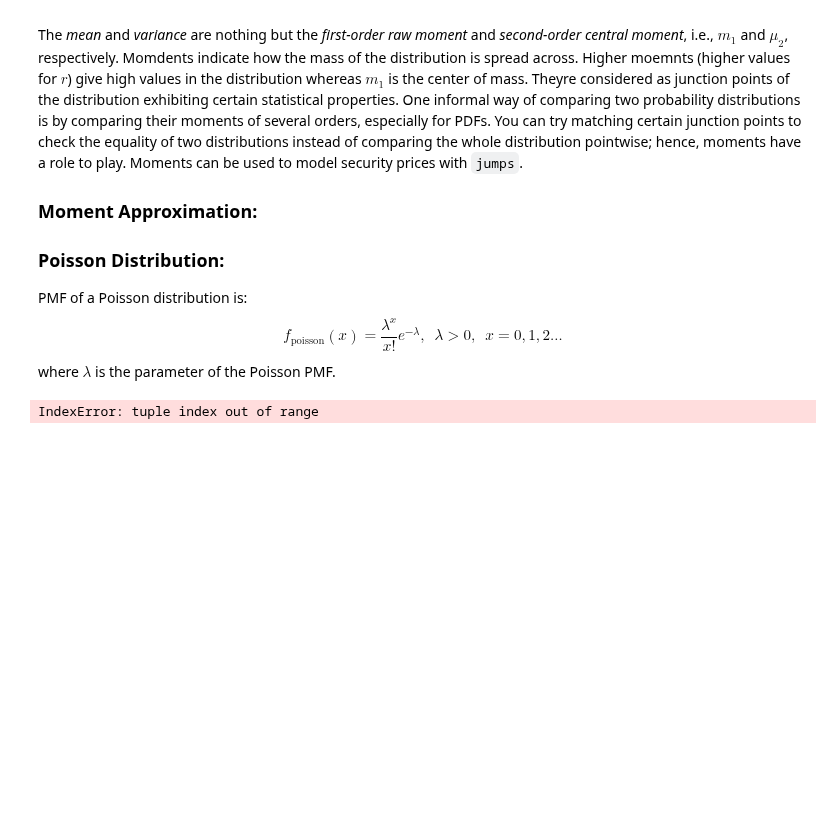
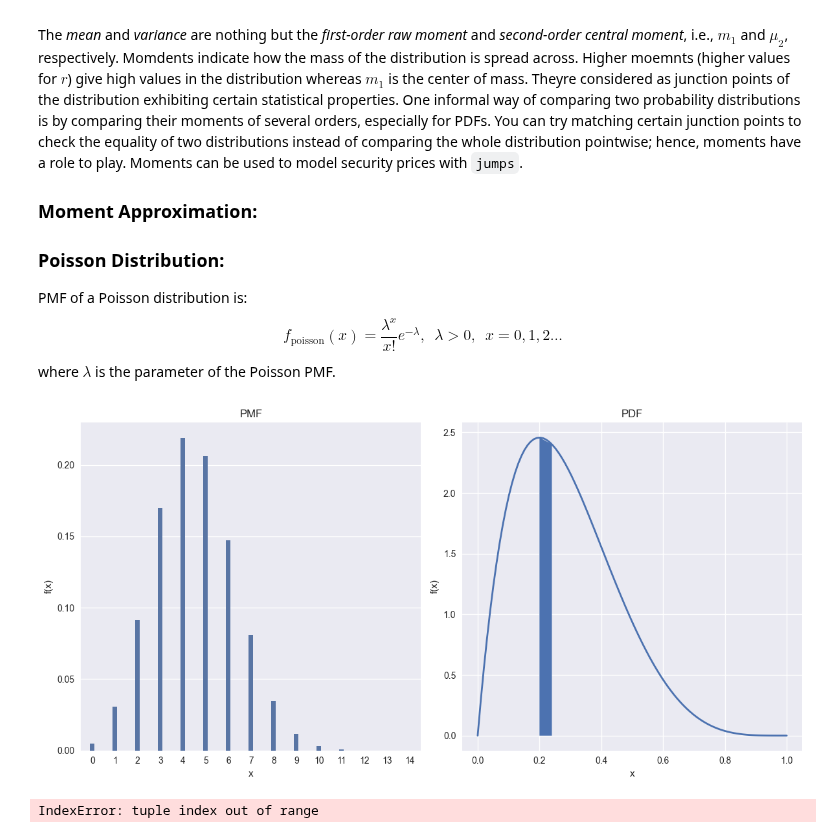
Before and after one commit to eo1989/stochastic_finance, a Jupyter notebook: ch3_probability/visualizations.ipynb, the cells around one changed output. Cells and saved outputs as stored; diff of their text form; code cells hidden in the pictures; blank space fills up the shorter version.

```diff
--- a/ch3_probability/visualizations.ipynb
+++ b/ch3_probability/visualizations.ipynb
@@ -36 +49,22 @@ where $\lambda$ is the parameter of the Poisson PMF.
+# %%
+plt.style.use("seaborn-v0_8")
+fig, ax = plt.subplots(1, 2, figsize=(12, 6))
+
+x_pmf = np.arange(0, 15)
+# sns.barplot(ax=ax[0], x=x_pmf, y=binom(15, 0.3).pmf(x_pmf), width=0.2)
+sns.barplot(ax=ax[0], x=x_pmf, y=binom(15, 0.3).pmf(x_pmf), width=0.2)
+ax[0].set(title="PMF", xlabel="x", ylabel="f(x)")
+
+x_pdf = np.linspace(start=0, stop=1, num=100)
+beta_rv = beta(a=2, b=5)
+sns.lineplot(ax=ax[1], x=x_pdf, y=beta_rv.pdf(x=x_pdf), lw=2)
+x_fill = [0.2, 0.24]
+
+ax[1].fill_between(x=x_fill, y1=beta_rv.pdf(x=x_fill))
+ax[1].set(title="PDF", xlabel="x", ylabel="f(x)")
+
+fig.tight_layout()
+plt.show()
+# %% [output]
+[figure, added]
 # %%
```
Also changed, not shown: parts of 3 cells of this notebook, 7 other files.
